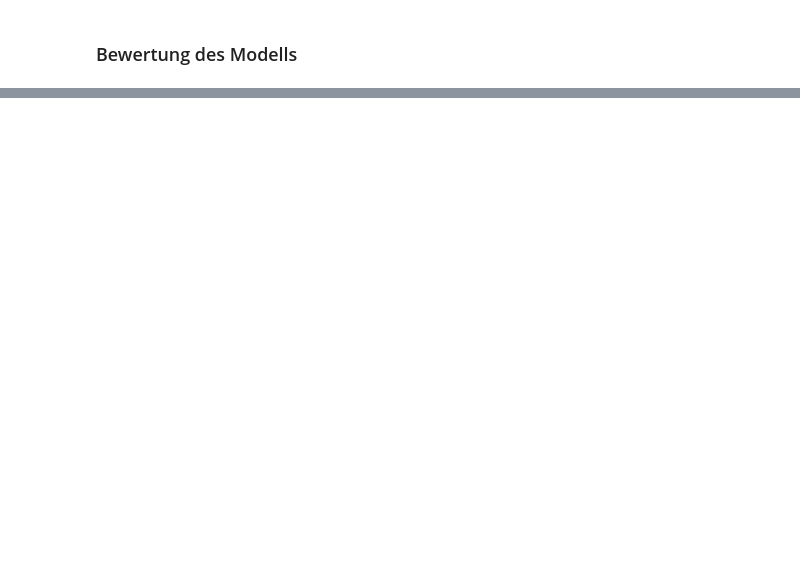
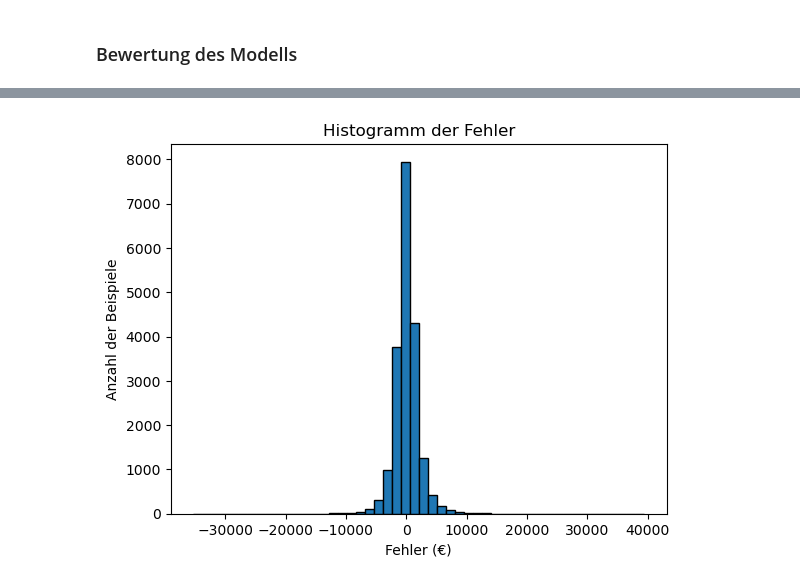
Before and after one commit to ONURYI/ML-Projekt---Gebrauchtwagen-Preisprognose, a Jupyter notebook: notebooks/4.Modell Training und Auswahl.ipynb, the cells around one changed output, grey strips where cells are left out. Cells and saved outputs as stored; diff of their text form; code cells hidden in the pictures; blank space fills up the shorter version.

```diff
--- a/notebooks/4.Modell Training und Auswahl.ipynb
+++ b/notebooks/4.Modell Training und Auswahl.ipynb
@@ -91,0 +97,12 @@ print("Vorhergesagter Preis (€):", predicted_price)
+# %%
+# Berechnen der Fehler
+errors = y_test - y_pred
+
+# Histogramm der Fehler
+plt.hist(errors, bins=50, edgecolor='k')
+plt.xlabel('Fehler (€)')
+plt.ylabel('Anzahl der Beispiele')
+plt.title('Histogramm der Fehler')
+plt.show()
+# %% [output]
+[figure, added]
```
Also changed, not shown: parts of 10 cells of this notebook, 6 other files.
